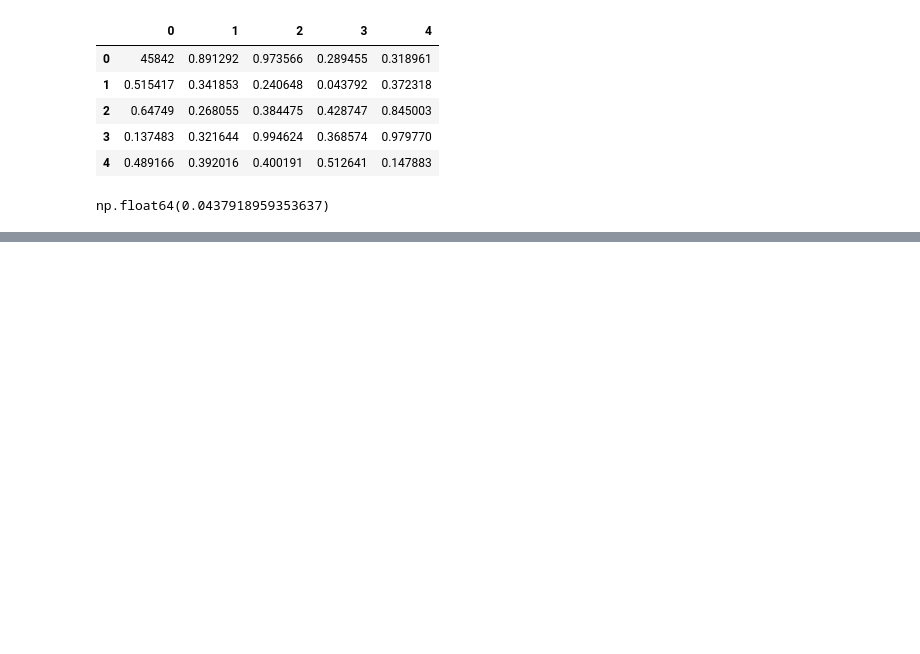
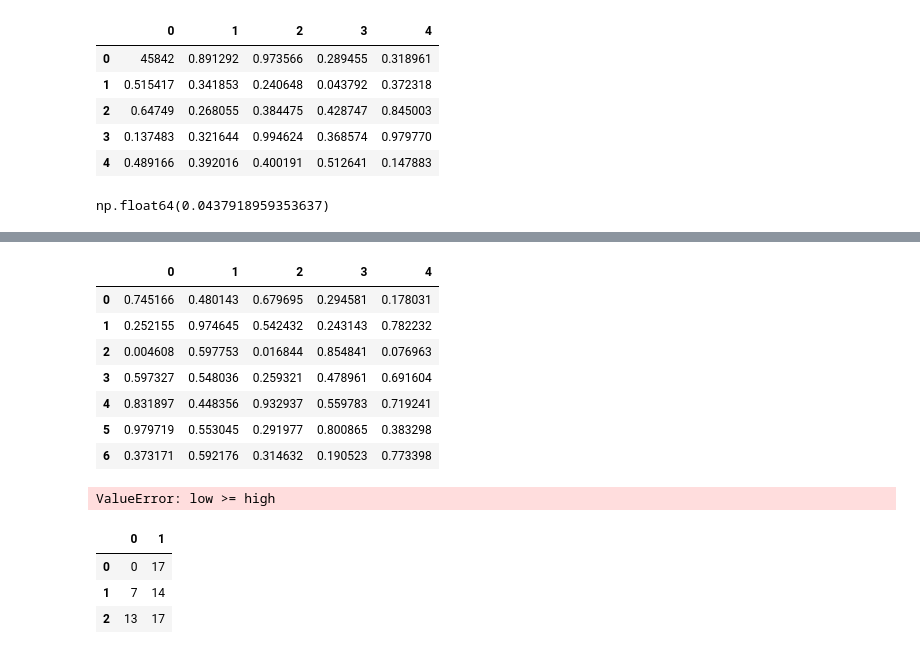
Before and after one commit to shruti-1102/zero-to-analyst, a Jupyter notebook: pandas-tut.ipynb, the cells around one changed output, grey strips where cells are left out. Drawn from its saved outputs; the diff is of its cells as text; code cells hidden in the pictures; blank space fills up the shorter version.

```diff
--- a/pandas-tut.ipynb
+++ b/pandas-tut.ipynb
@@ -321,0 +338,18 @@ NameError: name 'newdf' is not defined
+# %%
+mydf.reset_index(drop=True, inplace=True)
+# %%
+mydf.head(7)
+# %% [output]
+|  | 0 | 1 | 2 | 3 | 4 |
+| 0 | 0.745166 | 0.480143 | 0.679695 | 0.294581 | 0.178031 |
+| 1 | 0.252155 | 0.974645 | 0.542432 | 0.243143 | 0.782232 |
+| 2 | 0.004608 | 0.597753 | 0.016844 | 0.854841 | 0.076963 |
+| 3 | 0.597327 | 0.548036 | 0.259321 | 0.478961 | 0.691604 |
+| 4 | 0.831897 | 0.448356 | 0.932937 | 0.559783 | 0.719241 |
+| 5 | 0.979719 | 0.553045 | 0.291977 | 0.800865 | 0.383298 |
+| 6 | 0.373171 | 0.592176 | 0.314632 | 0.190523 | 0.773398 |
+# %%
+df = pd.DataFrame(np.random.randint(3, 2))
+df
+# %% [output]
+ValueError: low >= high
@@ -321,0 +358,7 @@ NameError: name 'newdf' is not defined
+# %%
+mydf2
+# %% [output]
+|  | 0 | 1 |
+| 0 | 0 | 17 |
+| 1 | 7 | 14 |
+| 2 | 13 | 17 |
```
Also changed, not shown: parts of 15 cells of this notebook.
